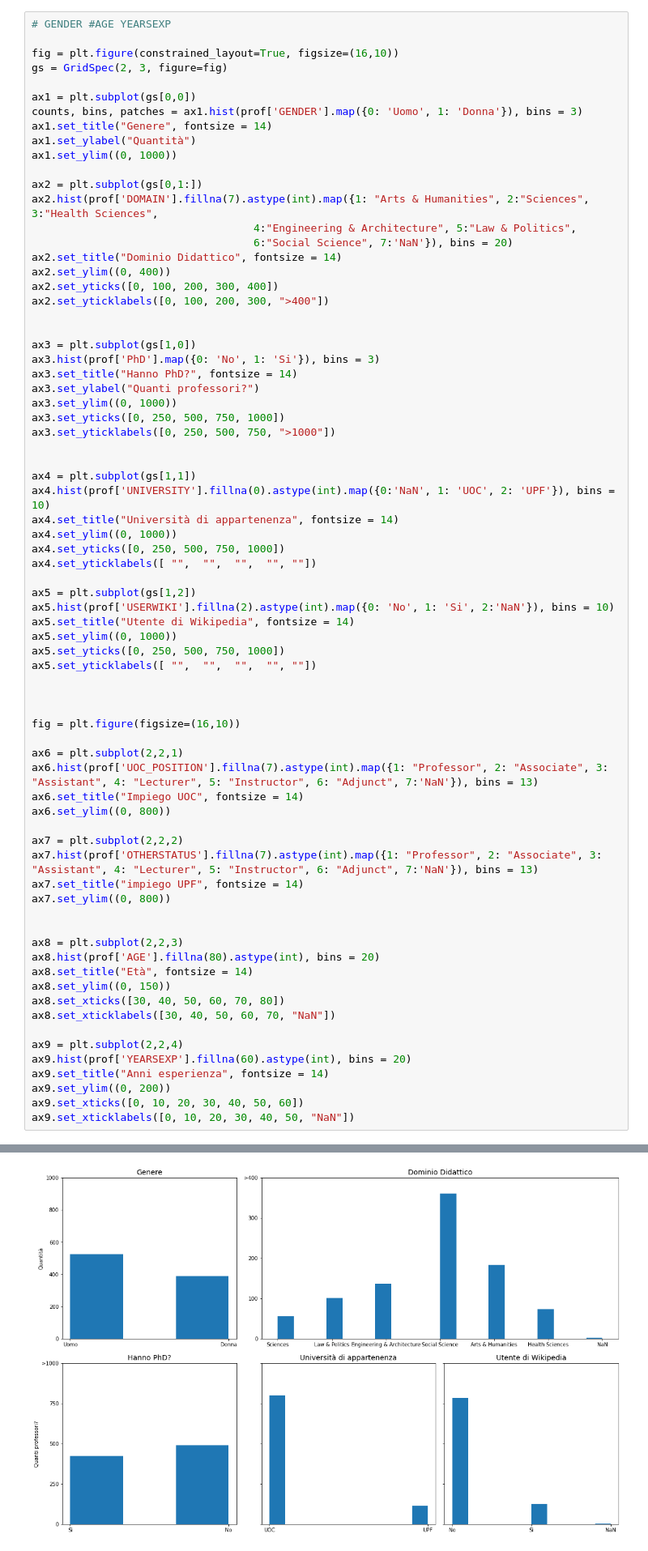
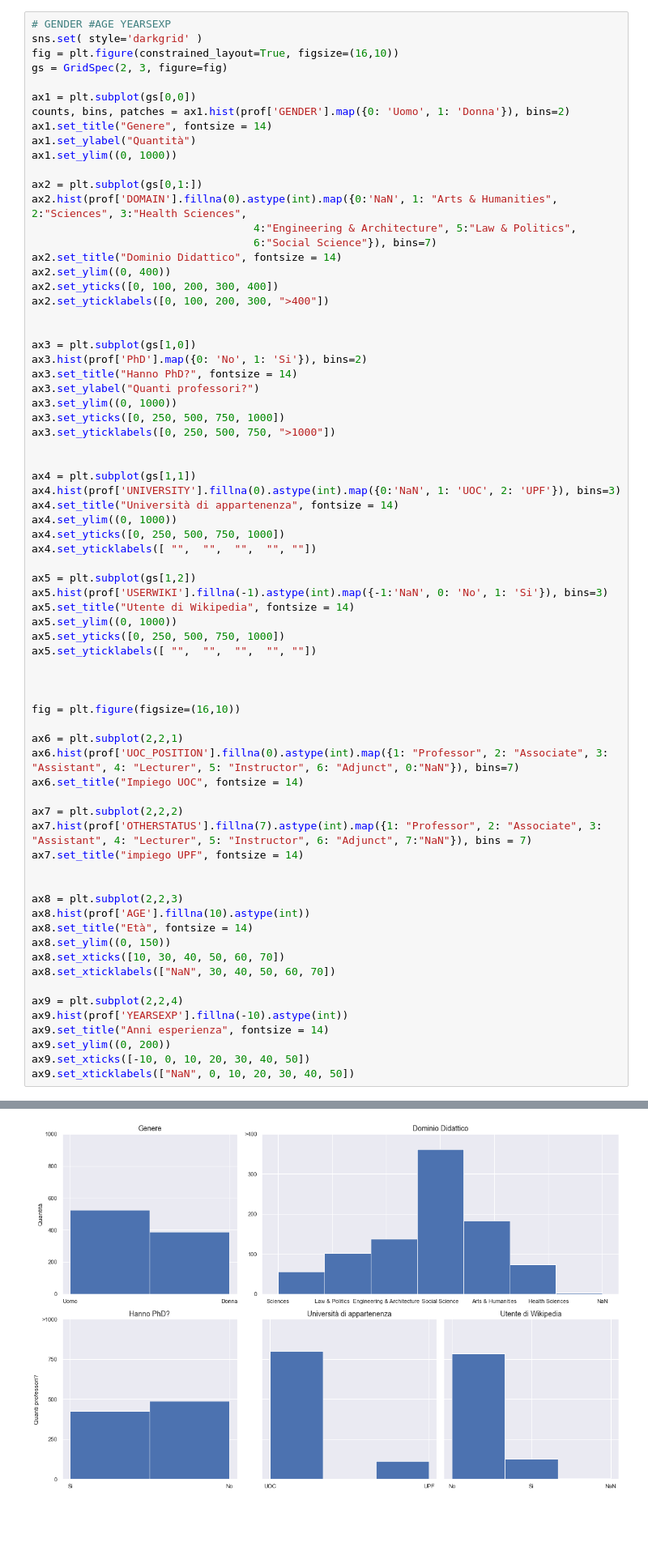
Before and after one commit to AposVinc/wiki4HEProject, a Jupyter notebook: wiki4HE.ipynb, the cells around one changed output, grey strips where cells are left out. Shown at 81% size. Cells and saved outputs as stored; diff of their text form; blank space fills up the shorter version.

```diff
--- a/wiki4HE.ipynb
+++ b/wiki4HE.ipynb
@@ -144,20 +127,20 @@ Per avere una visione più puntuale del sottoinsieme si utilizza la costruzione
 #### Grafici
 # %%
 # GENDER #AGE YEARSEXP
-
+sns.set( style='darkgrid' )
 fig = plt.figure(constrained_layout=True, figsize=(16,10))
 gs = GridSpec(2, 3, figure=fig)
 
 ax1 = plt.subplot(gs[0,0])
-counts, bins, patches = ax1.hist(prof['GENDER'].map({0: 'Uomo', 1: 'Donna'}), bins = 3)
+counts, bins, patches = ax1.hist(prof['GENDER'].map({0: 'Uomo', 1: 'Donna'}), bins=2)
 ax1.set_title("Genere", fontsize = 14)
 ax1.set_ylabel("Quantità")
 ax1.set_ylim((0, 1000))
 
 ax2 = plt.subplot(gs[0,1:])
-ax2.hist(prof['DOMAIN'].fillna(7).astype(int).map({1: "Arts & Humanities", 2:"Sciences", 3:"Health Sciences",
+ax2.hist(prof['DOMAIN'].fillna(0).astype(int).map({0:'NaN', 1: "Arts & Humanities", 2:"Sciences", 3:"Health Sciences",
                                    4:"Engineering & Architecture", 5:"Law & Politics",
-                                   6:"Social Science", 7:'NaN'}), bins = 20)
+                                   6:"Social Science"}), bins=7)
 ax2.set_title("Dominio Didattico", fontsize = 14)
 ax2.set_ylim((0, 400))
 ax2.set_yticks([0, 100, 200, 300, 400])
@@ -165,7 +148,7 @@ ax2.set_yticklabels([0, 100, 200, 300, ">400"])
 
 
 ax3 = plt.subplot(gs[1,0])
-ax3.hist(prof['PhD'].map({0: 'No', 1: 'Si'}), bins = 3)
+ax3.hist(prof['PhD'].map({0: 'No', 1: 'Si'}), bins=2)
 ax3.set_title("Hanno PhD?", fontsize = 14)
 ax3.set_ylabel("Quanti professori?")
 ax3.set_ylim((0, 1000))
@@ -174,14 +157,14 @@ ax3.set_yticklabels([0, 250, 500, 750, ">1000"])
 
 
 ax4 = plt.subplot(gs[1,1])
-ax4.hist(prof['UNIVERSITY'].fillna(0).astype(int).map({0:'NaN', 1: 'UOC', 2: 'UPF'}), bins = 10)
+ax4.hist(prof['UNIVERSITY'].fillna(0).astype(int).map({0:'NaN', 1: 'UOC', 2: 'UPF'}), bins=3)
 ax4.set_title("Università di appartenenza", fontsize = 14)
 ax4.set_ylim((0, 1000))
 ax4.set_yticks([0, 250, 500, 750, 1000])
 ax4.set_yticklabels([ "",  "",  "",  "", ""])
 
 ax5 = plt.subplot(gs[1,2])
-ax5.hist(prof['USERWIKI'].fillna(2).astype(int).map({0: 'No', 1: 'Si', 2:'NaN'}), bins = 10)
+ax5.hist(prof['USERWIKI'].fillna(-1).astype(int).map({-1:'NaN', 0: 'No', 1: 'Si'}), bins=3)
 ax5.set_title("Utente di Wikipedia", fontsize = 14)
 ax5.set_ylim((0, 1000))
 ax5.set_yticks([0, 250, 500, 750, 1000])
@@ -192,27 +175,25 @@ ax5.set_yticklabels([ "",  "",  "",  "", ""])
 fig = plt.figure(figsize=(16,10))
 
 ax6 = plt.subplot(2,2,1)
-ax6.hist(prof['UOC_POSITION'].fillna(7).astype(int).map({1: "Professor", 2: "Associate", 3: "Assistant", 4: "Lecturer", 5: "Instructor", 6: "Adjunct", 7:'NaN'}), bins = 13)
+ax6.hist(prof['UOC_POSITION'].fillna(0).astype(int).map({1: "Professor", 2: "Associate", 3: "Assistant", 4: "Lecturer", 5: "Instructor", 6: "Adjunct", 0:"NaN"}), bins=7)
 ax6.set_title("Impiego UOC", fontsize = 14)
-ax6.set_ylim((0, 800))
 
 ax7 = plt.subplot(2,2,2)
-ax7.hist(prof['OTHERSTATUS'].fillna(7).astype(int).map({1: "Professor", 2: "Associate", 3: "Assistant", 4: "Lecturer", 5: "Instructor", 6: "Adjunct", 7:'NaN'}), bins = 13)
+ax7.hist(prof['OTHERSTATUS'].fillna(7).astype(int).map({1: "Professor", 2: "Associate", 3: "Assistant", 4: "Lecturer", 5: "Instructor", 6: "Adjunct", 7:"NaN"}), bins = 7)
 ax7.set_title("impiego UPF", fontsize = 14)
-ax7.set_ylim((0, 800))
 
 
 ax8 = plt.subplot(2,2,3)
-ax8.hist(prof['AGE'].fillna(80).astype(int), bins = 20)
+ax8.hist(prof['AGE'].fillna(10).astype(int))
 ax8.set_title("Età", fontsize = 14)
 ax8.set_ylim((0, 150))
-ax8.set_xticks([30, 40, 50, 60, 70, 80])
-ax8.set_xticklabels([30, 40, 50, 60, 70, "NaN"])
+ax8.set_xticks([10, 30, 40, 50, 60, 70])
+ax8.set_xticklabels(["NaN", 30, 40, 50, 60, 70])
 
 ax9 = plt.subplot(2,2,4)
-ax9.hist(prof['YEARSEXP'].fillna(60).astype(int), bins = 20)
+ax9.hist(prof['YEARSEXP'].fillna(-10).astype(int))
 ax9.set_title("Anni esperienza", fontsize = 14)
 ax9.set_ylim((0, 200))
-ax9.set_xticks([0, 10, 20, 30, 40, 50, 60])
-ax9.set_xticklabels([0, 10, 20, 30, 40, 50, "NaN"])
+ax9.set_xticks([-10, 0, 10, 20, 30, 40, 50])
+ax9.set_xticklabels(["NaN", 0, 10, 20, 30, 40, 50])
 # %% [output]
@@ -226 +207 @@ ax9.set_xticklabels([0, 10, 20, 30, 40, 50, "NaN"])
-[figure, old version]
+[figure, new version]
```
Also changed, not shown: parts of 19 cells of this notebook.
